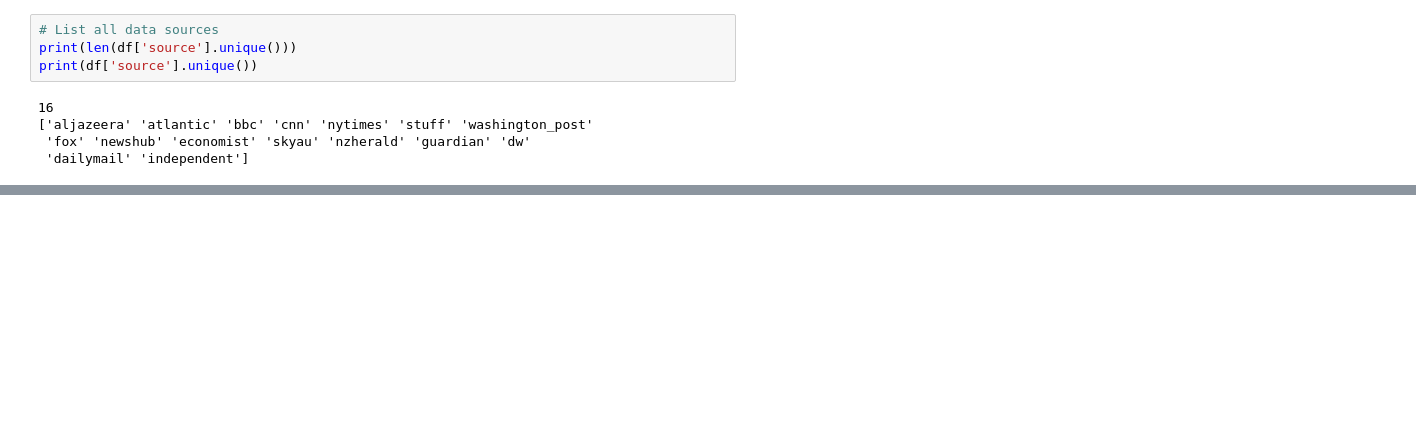
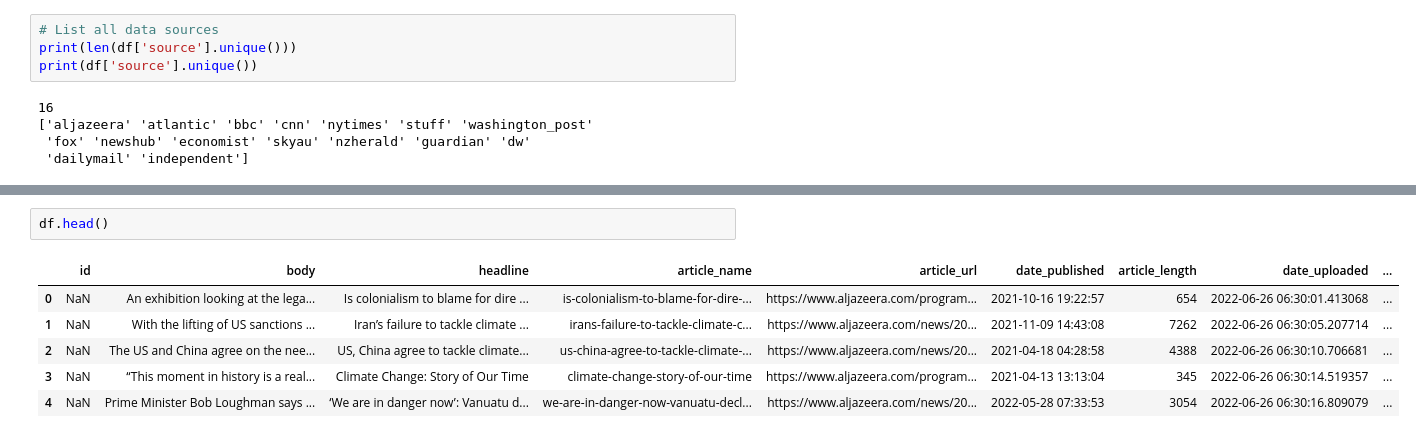
Before and after one commit to mediasittich/wwcode-hackathon-2022, a Jupyter notebook: notebooks/PreProcessing_climate-new-db.ipynb, the cells around one changed output, grey strips where cells are left out. Saved outputs shown, nothing was run; the diff lists cells and outputs as text; blank space fills up the shorter version.

```diff
--- a/notebooks/PreProcessing_climate-new-db.ipynb
+++ b/notebooks/PreProcessing_climate-new-db.ipynb
@@ -124,0 +145,9 @@ df.duplicated().sum()
+# %%
+df.head()
+# %% [output]
+|  | id | body | headline | article_name | article_url | date_published | article_length | date_uploaded | ... |
+| 0 | NaN | An exhibition looking at the lega... | Is colonialism to blame for dire ... | is-colonialism-to-blame-for-dire-... | https://www.aljazeera.com/program... | 2021-10-16 19:22:57 | 654 | 2022-06-26 06:30:01.413068 | ... |
+| 1 | NaN | With the lifting of US sanctions ... | Iran’s failure to tackle climate ... | irans-failure-to-tackle-climate-c... | https://www.aljazeera.com/news/20... | 2021-11-09 14:43:08 | 7262 | 2022-06-26 06:30:05.207714 | ... |
+| 2 | NaN | The US and China agree on the nee... | US, China agree to tackle climate... | us-china-agree-to-tackle-climate-... | https://www.aljazeera.com/news/20... | 2021-04-18 04:28:58 | 4388 | 2022-06-26 06:30:10.706681 | ... |
+| 3 | NaN | “This moment in history is a real... | Climate Change: Story of Our Time | climate-change-story-of-our-time | https://www.aljazeera.com/program... | 2021-04-13 13:13:04 | 345 | 2022-06-26 06:30:14.519357 | ... |
+| 4 | NaN | Prime Minister Bob Loughman says ... | ‘We are in danger now’: Vanuatu d... | we-are-in-danger-now-vanuatu-decl... | https://www.aljazeera.com/news/20... | 2022-05-28 07:33:53 | 3054 | 2022-06-26 06:30:16.809079 | ... |
```
Also changed, not shown: parts of 7 cells of this notebook.
